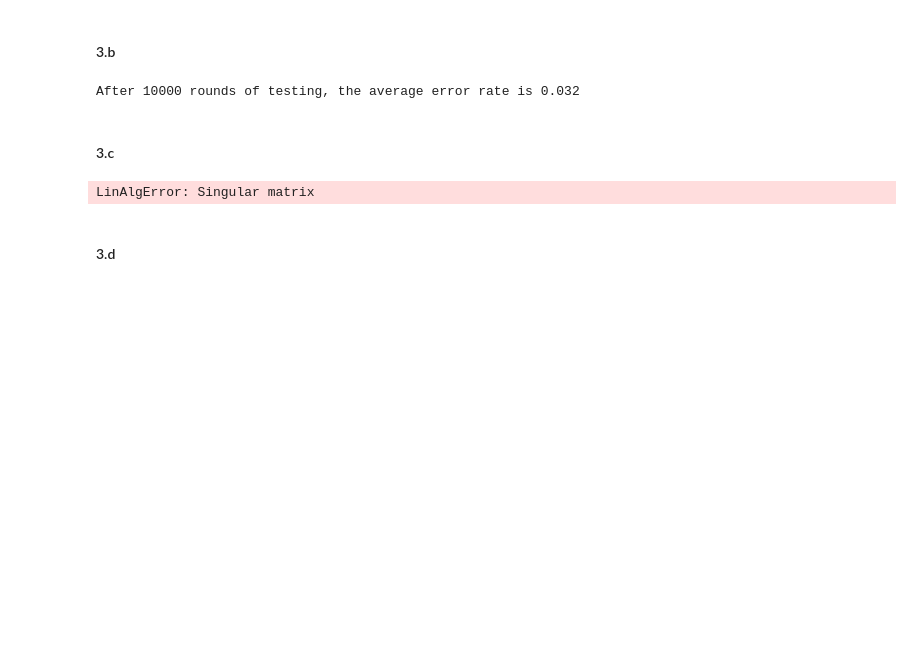
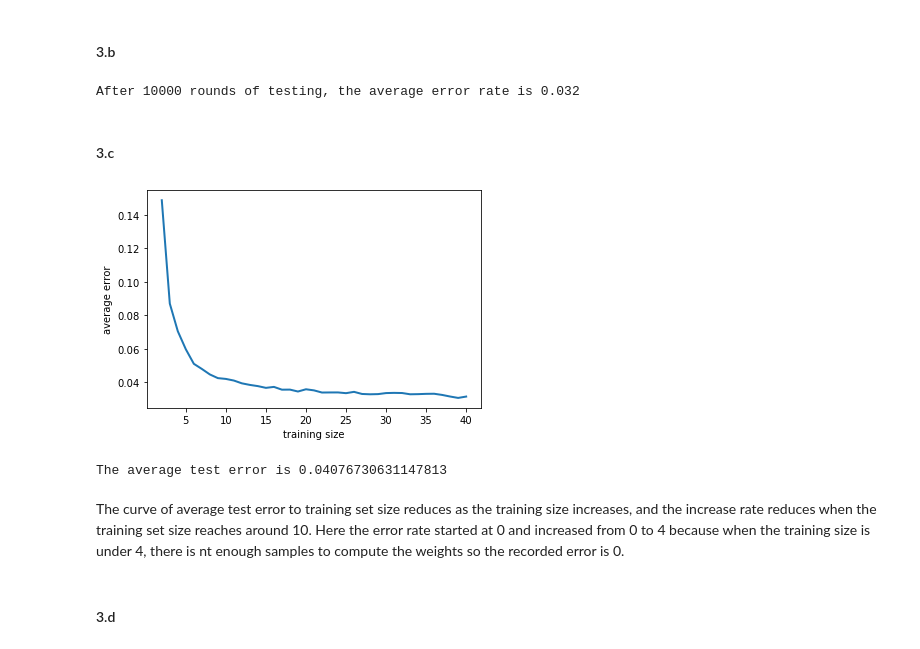
Before and after one commit to yifu-hou/CMSC35300, a Jupyter notebook: hw/hw3.ipynb, the cells around one changed output. Drawn from its saved outputs; the diff is of its cells as text; code cells hidden in the pictures; blank space fills up the shorter version.

```diff
--- a/hw/hw3.ipynb
+++ b/hw/hw3.ipynb
@@ -114,40 +109,52 @@ for i in range(max_num_train):
             idx_train = np.concatenate((idx_train, 50 * label_type + r[:num_train]))
             idx_holdout = np.concatenate((idx_holdout, 50 * label_type +r[num_train:]))
 
-        if np.linalg.matrix_rank(Xt) != min(len(Xt), 4):
-            new_idx_train = []
-            for k, idx in enumerate(idx_train):
-                if np.linalg.matrix_rank(Xt[:k+1]) == min(len(Xt), 4):
-                    new_idx_train.append(idx)
-                    # overwrite idx_train
-            idx_train = np.array(new_idx_train)
-
         Xt = X[idx_train, :]
         yt = y[idx_train]
         Xh = X[idx_holdout]
         yh = y[idx_holdout]
 
-        # get float prediction
-        XTX = np.dot(Xt.T, Xt)
-        XTX_inv = np.linalg.inv(XTX)
+        # drop cases where the matrix XTX won't be full rank
+        if np.linalg.matrix_rank(Xt) == 4:
+            # get float prediction
+            XTX = np.dot(Xt.T, Xt)
+            XTX_inv = np.linalg.inv(XTX)
 
-        w = np.dot(np.dot(XTX_inv, Xt.T), yt)
-        a = np.dot(Xh, w)
+            w = np.dot(np.dot(XTX_inv, Xt.T), yt)
+            a = np.dot(Xh, w)
 
-        # logistic function to get predicted labels
-        y_hat = []
-        for pred in a:
-            if pred >= 0.5:
-                y_hat.append(1)
-            elif pred <= -0.5:
-                y_hat.append(-1)
-            else:
-                y_hat.append(0)
-        y_hat = np.array(y_hat)
-        # record error rate in this round of testing
-        avg_err = sum(y_hat != yh) / num_train
-        errs[i, j] = avg_err
+            # logistic function to get predicted labels
+            y_hat = []
+            for pred in a:
+                if pred >= 0.5:
+                    y_hat.append(1)
+                elif pred <= -0.5:
+                    y_hat.append(-1)
+                else:
+                    y_hat.append(0)
+            y_hat = np.array(y_hat)
+            # record error rate in this round of testing
+            avg_err = sum(y_hat != yh) / len(yh)
+            errs[i, j] = avg_err
-# %% [output]
-LinAlgError: Singular matrix
+# %%
+import matplotlib.pyplot as plt
+
+train_num = [i for i in range(1, max_num_train+1)]
+avg_err = [np.mean(e) for e in errs]
+
+plt.plot(train_num[1:], avg_err[1:], linewidth =2)
+plt.xlabel('training size')
+plt.ylabel('average error')
+plt.show()
+
+print("The average test error is", np.mean(avg_err))
+# %% [output]
+[figure, added]
+The average test error is 0.04076730631147813
+# %% [markdown]
+The curve of average test error to training set size reduces as the training size increases,</p>
+and the increase rate reduces when the training set size reaches around 10. </p>
+Here the error rate started at 0 and increased from 0 to 4 because when the training size is</p>
+under 4, there is nt enough samples to compute the weights so the recorded error is 0.
 # %% [markdown]
 #### 3.d
```
Also changed, not shown: parts of 15 cells of this notebook.
